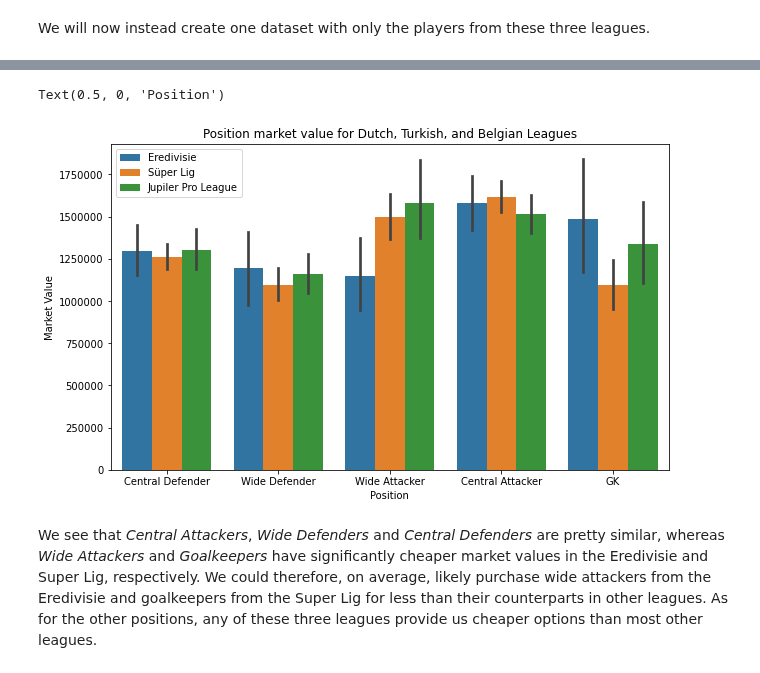
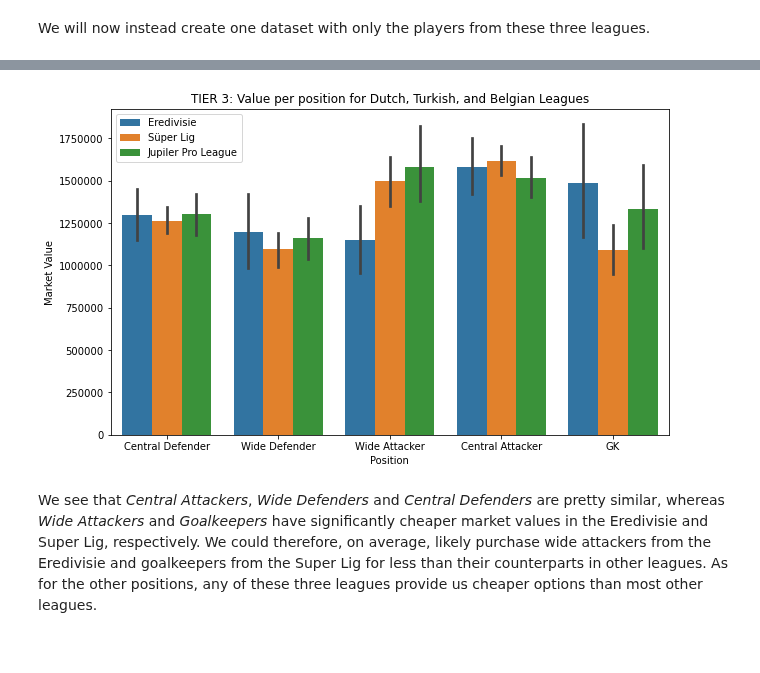
Before and after one commit to dvanheeswijk/Springboard, a Jupyter notebook: Capstone 2/Capstone 2 - EDA.ipynb, the cells around one changed output, grey strips where cells are left out. Drawn from its saved outputs; the diff is of its cells as text; code cells hidden in the pictures.

```diff
--- a/Capstone 2/Capstone 2 - EDA.ipynb
+++ b/Capstone 2/Capstone 2 - EDA.ipynb
@@ -312,14 +312,15 @@ cheap_leagues.head(3)
 # %%
 plt.figure(figsize=(10,6))
 sns.barplot(x='num_position', y='market_value', hue='league', data = cheap_leagues)
 plt.ticklabel_format(style='plain', axis='y')
 plt.legend(loc='upper left')
-plt.title('Position market value for Dutch, Turkish, and Belgian Leagues')
+plt.title('TIER 3: Value per position for Dutch, Turkish, and Belgian Leagues')
 plt.ylabel('Market Value')
 plt.xlabel('Position')
+
+plt.savefig('market_tier_3.png')
 # %% [output]
-Text(0.5, 0, 'Position')
-[figure, old version]
+[figure, new version]
 # %% [markdown]
 We see that *Central Attackers*, *Wide Defenders* and *Central Defenders* are pretty similar, whereas *Wide Attackers* and *Goalkeepers* have significantly cheaper market values in the Eredivisie and Super Lig, respectively. We could therefore, on average, likely purchase wide attackers from the Eredivisie and goalkeepers from the Super Lig for less than their counterparts in other leagues. As for the other positions, any of these three leagues provide us cheaper options than most other leagues.
 # %% [markdown]
```
Also changed, not shown: parts of 4 cells of this notebook, 10 other files.
